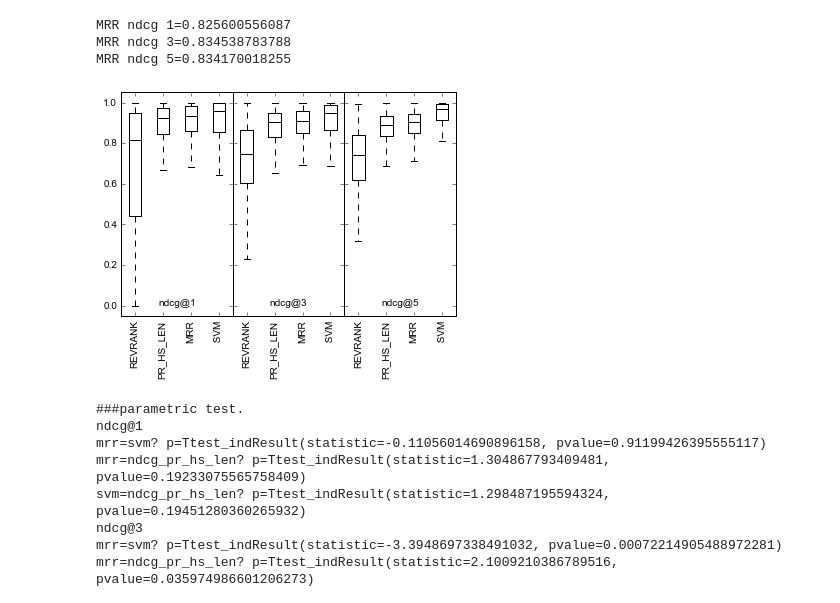
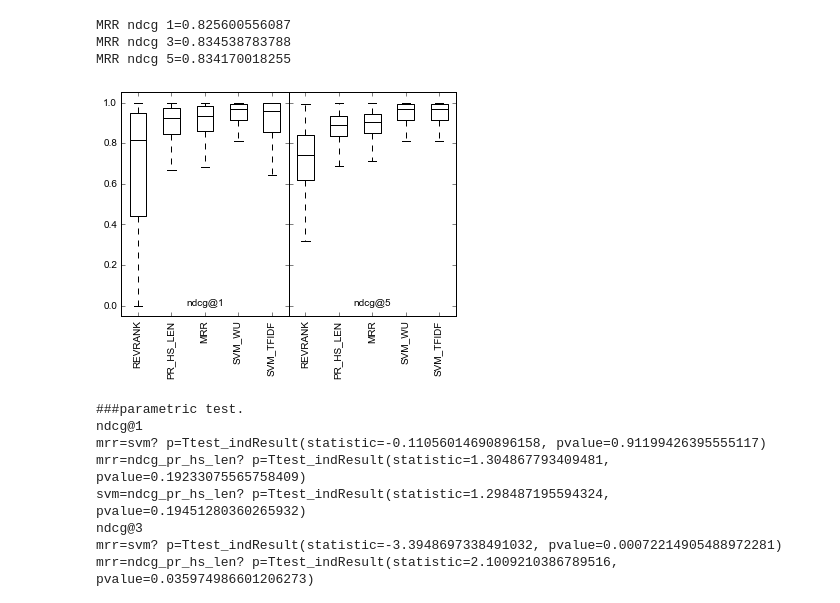
Before and after one commit to vwoloszyn/MRR, a Jupyter notebook: PR_HS_LEN_combined.ipynb, the cells around one changed output. Cells and saved outputs as stored; diff of their text form; code cells hidden in the pictures.

Commit message:
update ndcg graph

```diff
--- a/PR_HS_LEN_combined.ipynb
+++ b/PR_HS_LEN_combined.ipynb
@@ -237,6 +237,10 @@ MRR ndcg 5=0.834170018255
 ndcg_1_svm= np.array(pd.read_csv('data/ndcg_1_svm_revisited.csv').values.tolist())[:,1]
 ndcg_3_svm= np.array(pd.read_csv('data/ndcg_3_svm_revisited.csv').values.tolist())[:,1]
 ndcg_5_svm= np.array(pd.read_csv('data/ndcg_5_svm_revisited.csv').values.tolist())[:,1]
+
+ndcg_1_svm_wu= np.array(pd.read_csv('data/ndcg_5_svm_revisited.csv').values.tolist())[:,1]
+ndcg_3_svm_wu= np.array(pd.read_csv('data/ndcg_5_svm_revisited.csv').values.tolist())[:,1]
+ndcg_5_svm_wu= np.array(pd.read_csv('data/ndcg_5_svm_revisited.csv').values.tolist())[:,1]
 
 import matplotlib as mpl
 mpl.rcParams.update(mpl.rcParamsDefault)
@@ -248,13 +252,14 @@ data_to_plot = [ndcg_revRank1, ndcg_pr_hs_len1, ndcg_mrr_1, ndcg_revRank3, ndcg_
 #bp = plt.boxplot(data_to_plot, labels=["R@1","P@1","M@1","R@3","P@3","M@3","R@5","P@5","M@5"], sym='')
 
 
-fig, (ax1, ax2, ax3) = plt.subplots(ncols=3, sharey=True)
+#fig, (ax1, ax2, ax3) = plt.subplots(ncols=3, sharey=True)
+fig, (ax1, ax3) = plt.subplots(ncols=2, sharey=True)
 fig.subplots_adjust(wspace=0)
 
 data={}
-data['ndcg@1']=[ndcg_revRank1, ndcg_pr_hs_len1, ndcg_mrr_1, ndcg_1_svm]
-data['ndcg@3']=[ndcg_revRank3, ndcg_pr_hs_len3, ndcg_mrr_3, ndcg_3_svm]
-data['ndcg@5']=[ndcg_revRank5, ndcg_pr_hs_len5, ndcg_mrr_5, ndcg_5_svm]
+data['ndcg@1']=[ndcg_revRank1, ndcg_pr_hs_len1, ndcg_mrr_1, ndcg_1_svm_wu, ndcg_1_svm]
+#data['ndcg@3']=[ndcg_revRank3, ndcg_pr_hs_len3, ndcg_mrr_3, ndcg_3_svm_wu, ndcg_3_svm]
+data['ndcg@5']=[ndcg_revRank5, ndcg_pr_hs_len5, ndcg_mrr_5, ndcg_3_svm_wu, ndcg_5_svm]
 #for ax, name in zip(axes, ['ndcg@1', 'ndcg@3', 'ndcg@5']):
 #    ax.boxplot(data[name])
 #    ax.set(xticklabels=['revRank', 'pr_hs_len', 'MRR'], xlabel=name)
@@ -262,7 +267,7 @@ data['ndcg@5']=[ndcg_revRank5, ndcg_pr_hs_len5, ndcg_mrr_5, ndcg_5_svm]
 
 bp1=ax1.boxplot(data['ndcg@1'],sym='')
 
-ax1.set(xticklabels=['REVRANK', 'PR_HS_LEN', 'MRR', ' SVM'], xlabel='ndcg@1')
+ax1.set(xticklabels=['REVRANK', 'PR_HS_LEN', 'MRR', 'SVM_WU', 'SVM_TFIDF'], xlabel='ndcg@1')
 ax1.XTickLabelRotation=45
 ax1.margins(0.5) # Optional
 plt.setp(bp1['boxes'], linewidth=1, color='black')
@@ -277,15 +282,15 @@ for i in range(3):
 
 
 
-bp2=ax2.boxplot(data['ndcg@3'],sym='')
-ax2.set(xticklabels=['REVRANK', 'PR_HS_LEN', 'MRR', ' SVM'], xlabel='ndcg@3')
-ax2.margins(0.05) # Optional
-plt.setp(bp2['boxes'], linewidth=1, color='black')
-plt.setp(bp2['fliers'], linewidth=1, color='black')
-plt.setp(bp2['medians'], linewidth=1, color='black')
-plt.setp(bp2['whiskers'], linewidth=1, color='black')
-for i in range(3):
-    med = bp2['medians'][i]
+#bp2=ax2.boxplot(data['ndcg@3'],sym='')
+#ax2.set(xticklabels=['REVRANK', 'PR_HS_LEN', 'MRR', 'SVM_WU', 'SVM_TFIDF'], xlabel='ndcg@3')
+#ax2.margins(0.05) # Optional
+#plt.setp(bp2['boxes'], linewidth=1, color='black')
+#plt.setp(bp2['fliers'], linewidth=1, color='black')
+#plt.setp(bp2['medians'], linewidth=1, color='black')
+#plt.setp(bp2['whiskers'], linewidth=1, color='black')
+#for i in range(3):
+#    med = bp2['medians'][i]
     #ax2.plot([np.mean(med.get_xdata())], [np.mean(data['ndcg@3'][i])], color='k', marker='*', markeredgecolor='k')
 
 
@@ -293,40 +298,40 @@ for i in range(3):
 
 
 bp3=ax3.boxplot(data['ndcg@5'],sym='')
-ax3.set(xticklabels=['REVRANK', 'PR_HS_LEN', 'MRR', ' SVM'], xlabel='ndcg@5')
+ax3.set(xticklabels=['REVRANK', 'PR_HS_LEN', 'MRR', 'SVM_WU', 'SVM_TFIDF'], xlabel='ndcg@5')
 ax3.margins(0.05) # Optional
 plt.setp(bp3['boxes'], linewidth=1, color='black')
 plt.setp(bp3['fliers'], linewidth=1, color='black')
 plt.setp(bp3['medians'], linewidth=1, color='black')
 plt.setp(bp3['whiskers'], linewidth=1, color='black')
 
 for i in range(3):
     med = bp3['medians'][i]
     #ax3.plot([np.mean(med.get_xdata())], [np.mean(data['ndcg@5'][i])], color='k', marker='*', markeredgecolor='k')
 
 
 
 
 
 ax1.xaxis.labelpad = -80
-ax2.xaxis.labelpad = -80
+#ax2.xaxis.labelpad = -80
 ax3.xaxis.labelpad = -80
 
 
 
 for ax in fig.axes:
     plt.sca(ax)
     plt.xticks(rotation=90)
 
 
 # plt.figtext(0.80, 0.5, '*', color='k', backgroundcolor='gray',
 #             weight='roman', size='medium')
 # plt.figtext(0.815, 0.5, ' Mean Value', color='black', weight='roman',
 #             size='medium', backgroundcolor='gray',)
 
 plt.show()
 # %% [output]
-[figure, old version]
+[figure, new version]
 # %%
 from scipy.stats import mstats
 import scipy as scipy
```
